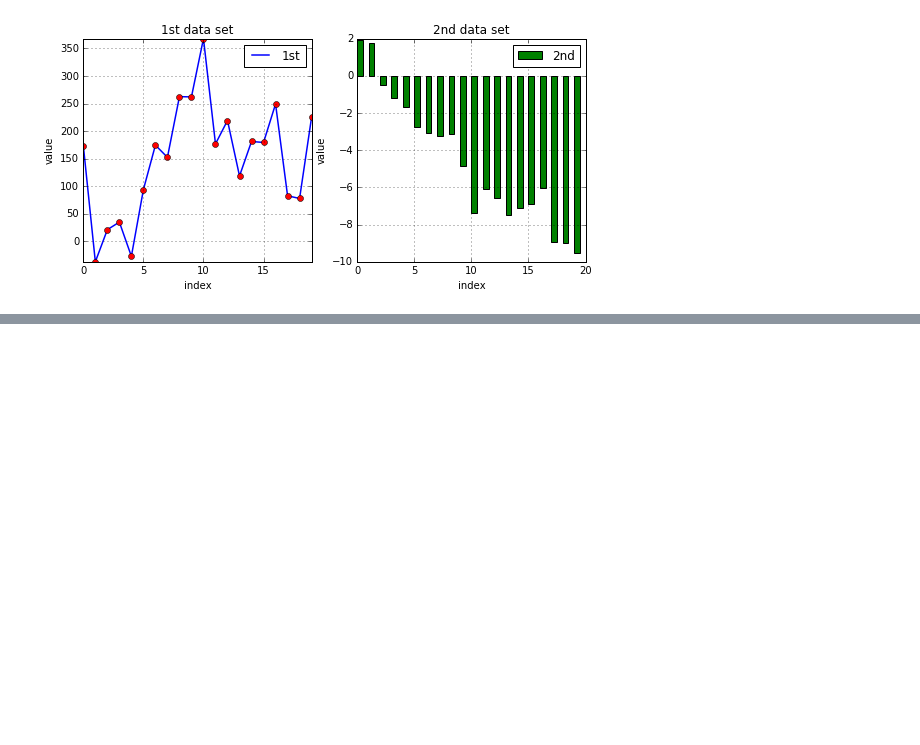
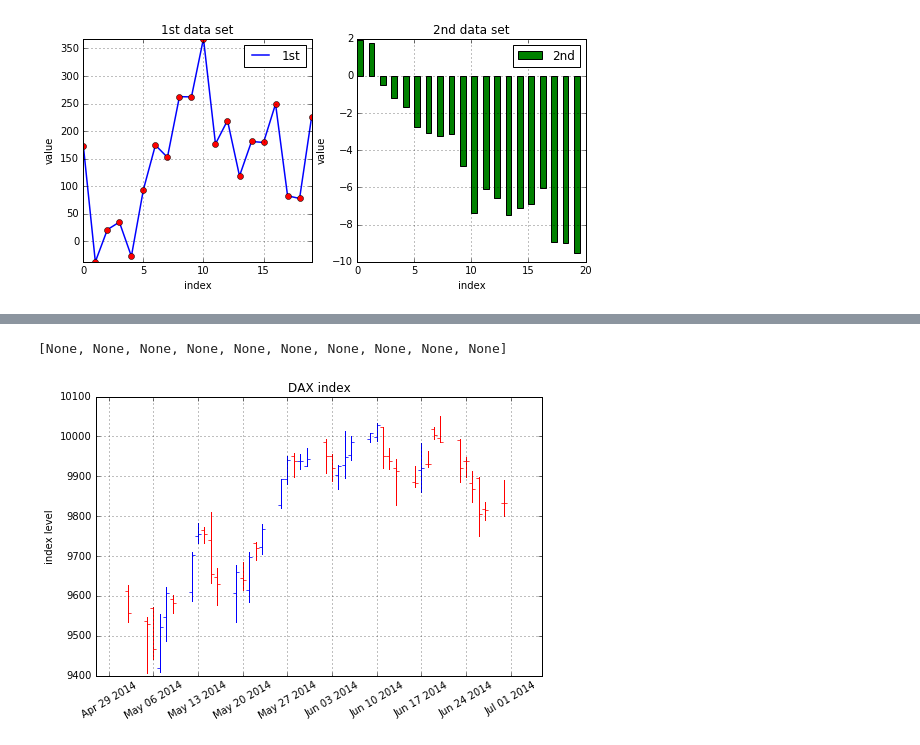
Before and after one commit to AlexPetit12/PythonForFinance, a Jupyter notebook: Chapter5_DataVisualization.ipynb, the cells around one changed output, grey strips where cells are left out. Cells and saved outputs as stored; diff of their text form; code cells hidden in the pictures; blank space fills up the shorter version.

```diff
--- a/Chapter5_DataVisualization.ipynb
+++ b/Chapter5_DataVisualization.ipynb
@@ -237,0 +321,12 @@ plt.title('Stacked histogram')
+# %%
+# plot_day_summary function
+fig, ax = plt.subplots(figsize=(8, 5))
+mpf.plot_day_summary_ohlc(ax, quotes, colorup='b', colordown='r')
+plt.grid(True)
+ax.xaxis_date()
+plt.title('DAX index')
+plt.ylabel('index level')
+plt.setp(plt.gca().get_xticklabels(), rotation=30)
+# %% [output]
+[None, None, None, None, None, None, None, None, None, None]
+[figure, added]
```
Also changed, not shown: parts of 15 cells of this notebook.
